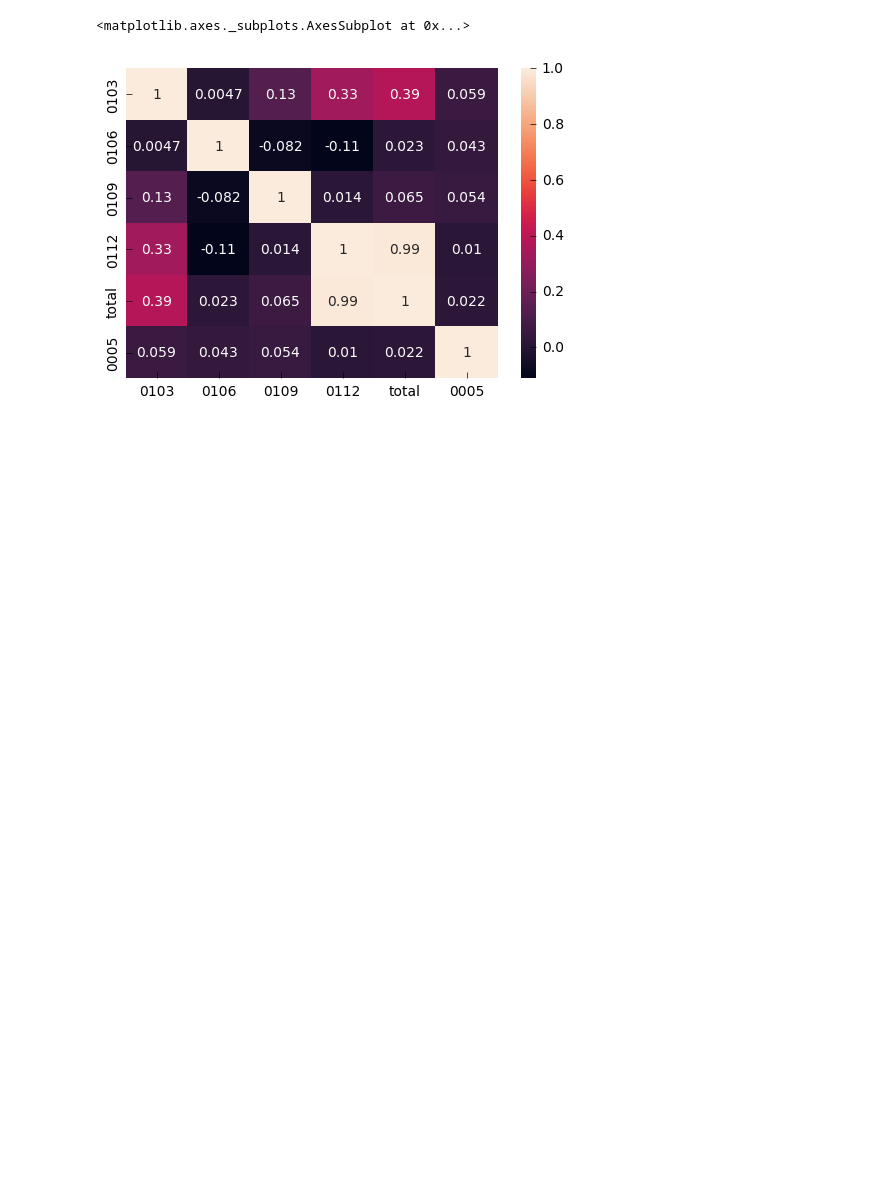
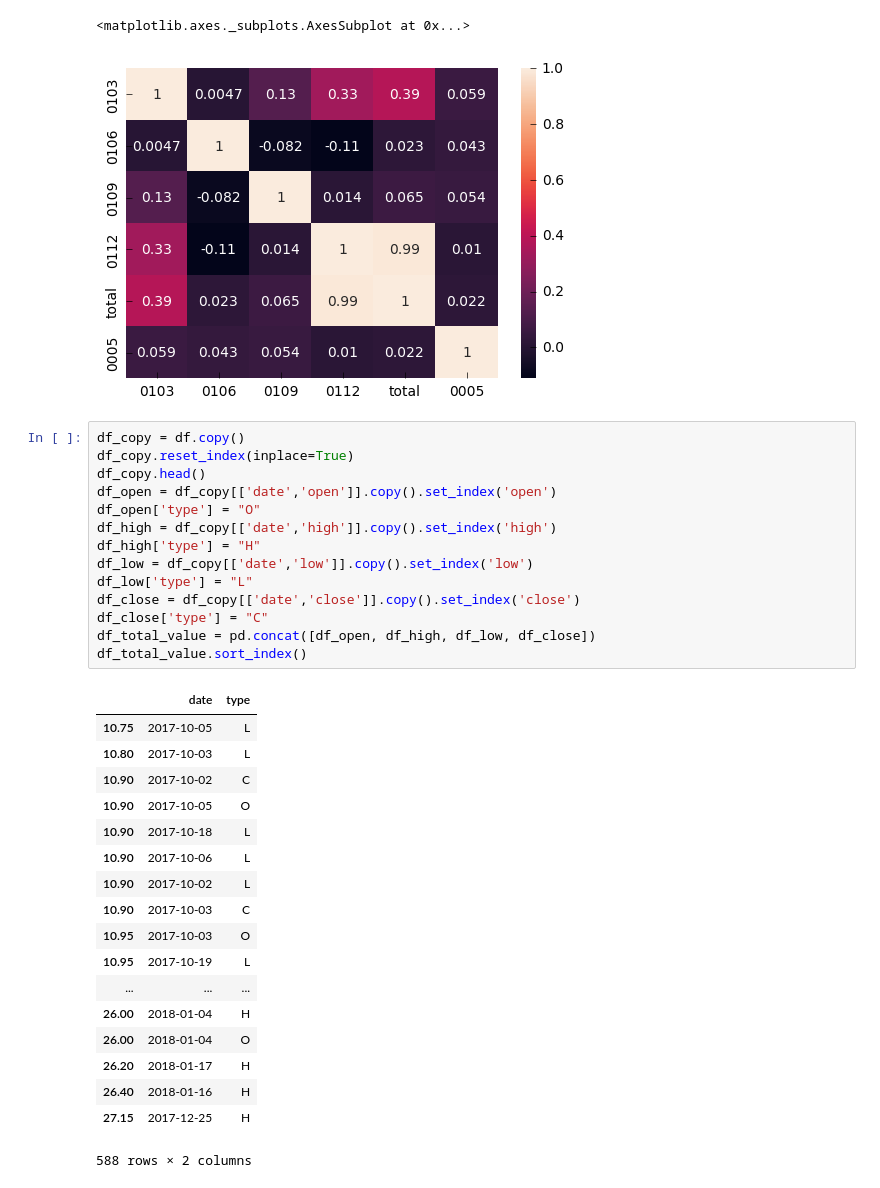
Before and after one commit to Everett6802/finance_scrapy, a Jupyter notebook: finance_analysis.ipynb, the cells around one changed output. Saved outputs shown, nothing was run; the diff lists cells and outputs as text; blank space fills up the shorter version.

```diff
--- a/finance_analysis.ipynb
+++ b/finance_analysis.ipynb
@@ -189,3 +284,36 @@ sns.heatmap(accumulate_df.corr(), annot=True)
 # %% [output]
 <matplotlib.axes._subplots.AxesSubplot at 0x...>
 [figure]
+# %%
+df_copy = df.copy()
+df_copy.reset_index(inplace=True)
+df_copy.head()
+df_open = df_copy[['date','open']].copy().set_index('open')
+df_open['type'] = "O"
+df_high = df_copy[['date','high']].copy().set_index('high')
+df_high['type'] = "H"
+df_low = df_copy[['date','low']].copy().set_index('low')
+df_low['type'] = "L"
+df_close = df_copy[['date','close']].copy().set_index('close')
+df_close['type'] = "C"
+df_total_value = pd.concat([df_open, df_high, df_low, df_close])
+df_total_value.sort_index()
+# %% [output]
+|  | date | type |
+| 10.75 | 2017-10-05 | L |
+| 10.80 | 2017-10-03 | L |
+| 10.90 | 2017-10-02 | C |
+| 10.90 | 2017-10-05 | O |
+| 10.90 | 2017-10-18 | L |
+| 10.90 | 2017-10-06 | L |
+| 10.90 | 2017-10-02 | L |
+| 10.90 | 2017-10-03 | C |
+| 10.95 | 2017-10-03 | O |
+| 10.95 | 2017-10-19 | L |
+| ... | ... | ... |
+| 26.00 | 2018-01-04 | H |
+| 26.00 | 2018-01-04 | O |
+| 26.20 | 2018-01-17 | H |
+| 26.40 | 2018-01-16 | H |
+| 27.15 | 2017-12-25 | H |
+588 rows × 2 columns
```
Also changed, not shown: parts of 7 cells of this notebook, 7 other files.
